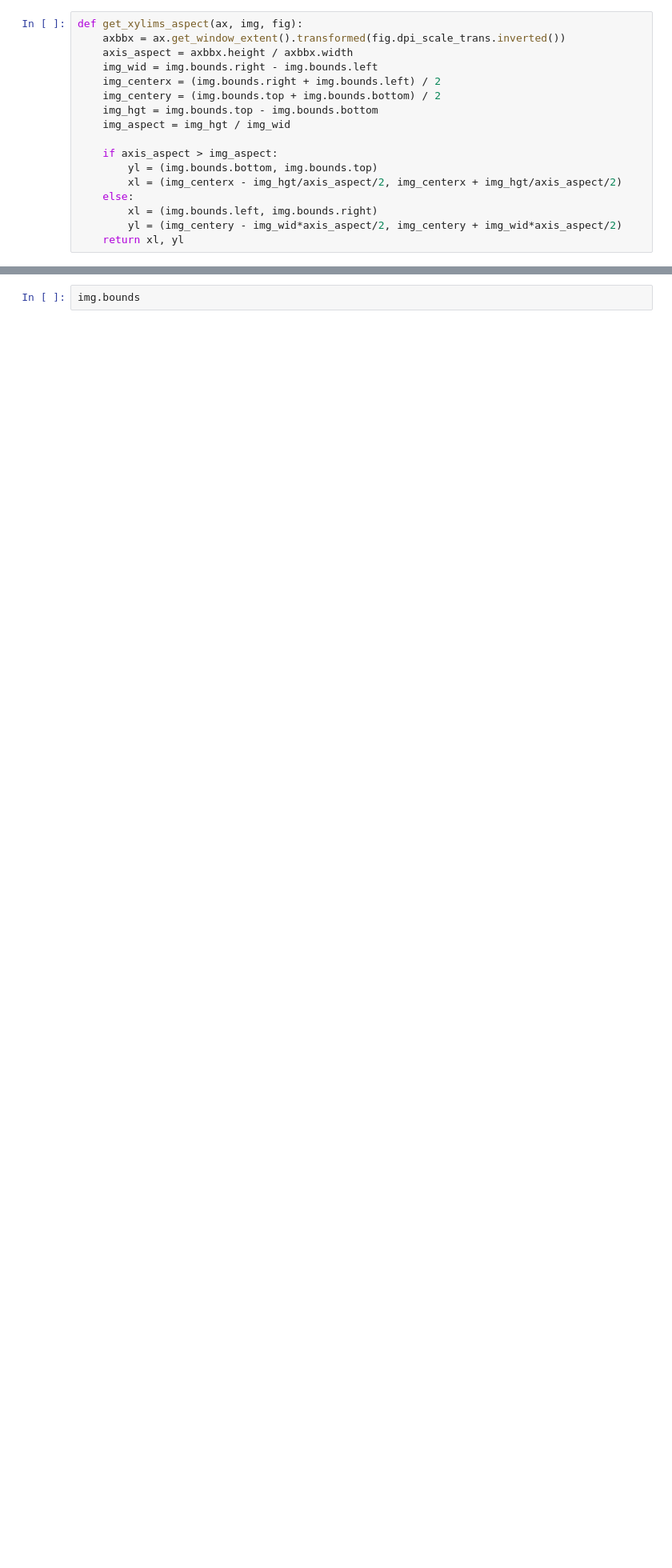
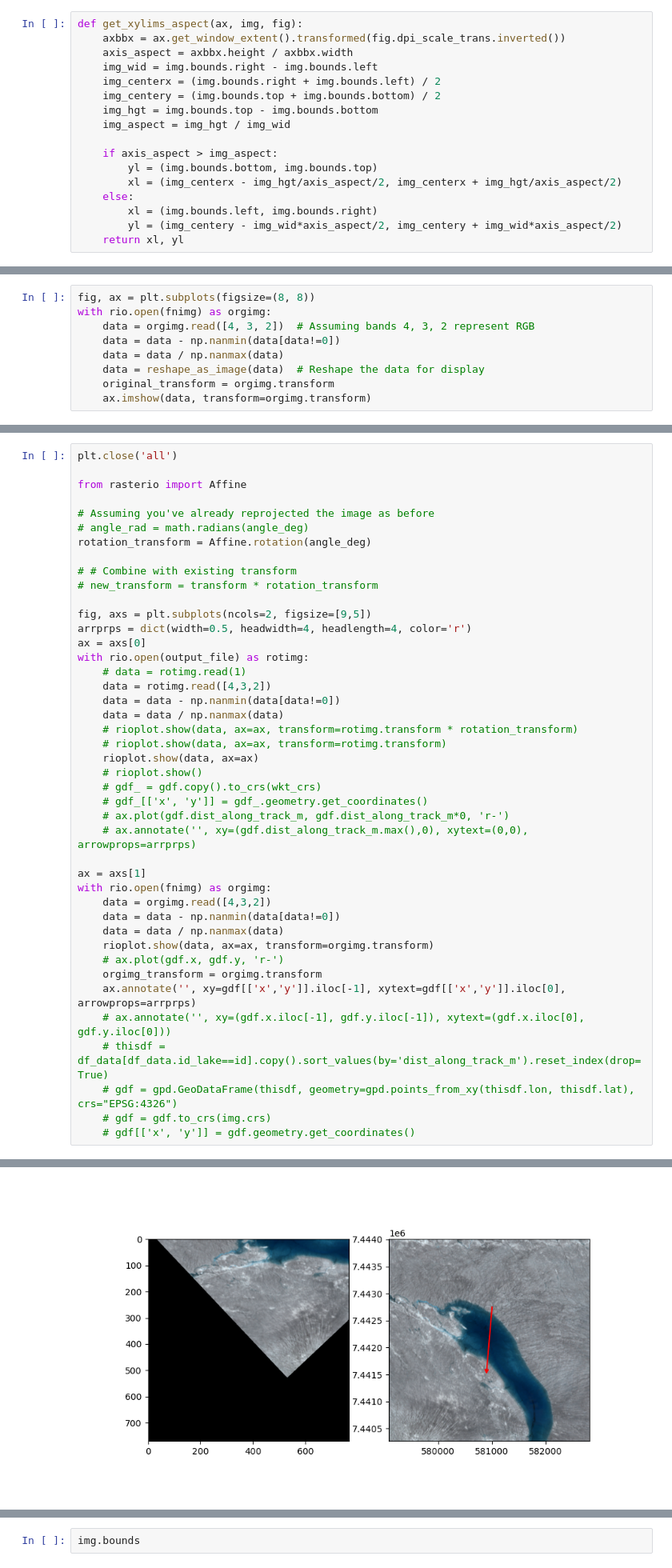
Before and after one commit to fliphilipp/greenland-supraglacial-lake-depths-figures, a Jupyter notebook: IS2_comparison.ipynb, the cells around one changed output, grey strips where cells are left out. Shown at 80% size. Cells and saved outputs as stored; diff of their text form; blank space fills up the shorter version.

```diff
--- a/IS2_comparison.ipynb
+++ b/IS2_comparison.ipynb
@@ -268,0 +654,9 @@ id.split('_')[2]
+# %%
+fig, ax = plt.subplots(figsize=(8, 8))
+with rio.open(fnimg) as orgimg:
+    data = orgimg.read([4, 3, 2])  # Assuming bands 4, 3, 2 represent RGB
+    data = data - np.nanmin(data[data!=0])
+    data = data / np.nanmax(data)
+    data = reshape_as_image(data)  # Reshape the data for display
+    original_transform = orgimg.transform
+    ax.imshow(data, transform=orgimg.transform)
@@ -268,0 +784,44 @@ id.split('_')[2]
+# %%
+plt.close('all')
+
+from rasterio import Affine
+
+# Assuming you've already reprojected the image as before
+# angle_rad = math.radians(angle_deg)
+rotation_transform = Affine.rotation(angle_deg)
+
+# # Combine with existing transform
+# new_transform = transform * rotation_transform
+
+fig, axs = plt.subplots(ncols=2, figsize=[9,5])
+arrprps = dict(width=0.5, headwidth=4, headlength=4, color='r')
+ax = axs[0]
+with rio.open(output_file) as rotimg:
+    # data = rotimg.read(1)
+    data = rotimg.read([4,3,2])
+    data = data - np.nanmin(data[data!=0])
+    data = data / np.nanmax(data)
+    # rioplot.show(data, ax=ax, transform=rotimg.transform * rotation_transform)
+    # rioplot.show(data, ax=ax, transform=rotimg.transform)
+    rioplot.show(data, ax=ax)
+    # rioplot.show()
+    # gdf_ = gdf.copy().to_crs(wkt_crs)
+    # gdf_[['x', 'y']] = gdf_.geometry.get_coordinates()
+    # ax.plot(gdf.dist_along_track_m, gdf.dist_along_track_m*0, 'r-')
+    # ax.annotate('', xy=(gdf.dist_along_track_m.max(),0), xytext=(0,0), arrowprops=arrprps)
+
+ax = axs[1]
+with rio.open(fnimg) as orgimg:
+    data = orgimg.read([4,3,2])
+    data = data - np.nanmin(data[data!=0])
+    data = data / np.nanmax(data)
+    rioplot.show(data, ax=ax, transform=orgimg.transform)
+    # ax.plot(gdf.x, gdf.y, 'r-')
+    orgimg_transform = orgimg.transform
+    ax.annotate('', xy=gdf[['x','y']].iloc[-1], xytext=gdf[['x','y']].iloc[0], arrowprops=arrprps)
+    # ax.annotate('', xy=(gdf.x.iloc[-1], gdf.y.iloc[-1]), xytext=(gdf.x.iloc[0], gdf.y.iloc[0]))
+    # thisdf = df_data[df_data.id_lake==id].copy().sort_values(by='dist_along_track_m').reset_index(drop=True)
+    # gdf = gpd.GeoDataFrame(thisdf, geometry=gpd.points_from_xy(thisdf.lon, thisdf.lat), crs="EPSG:4326")
+    # gdf = gdf.to_crs(img.crs)
+    # gdf[['x', 'y']] = gdf.geometry.get_coordinates()
+# %% [output]
@@ -268,0 +829 @@ id.split('_')[2]
+[figure, added]
```
Also changed, not shown: parts of 31 cells of this notebook, 3 other files.
